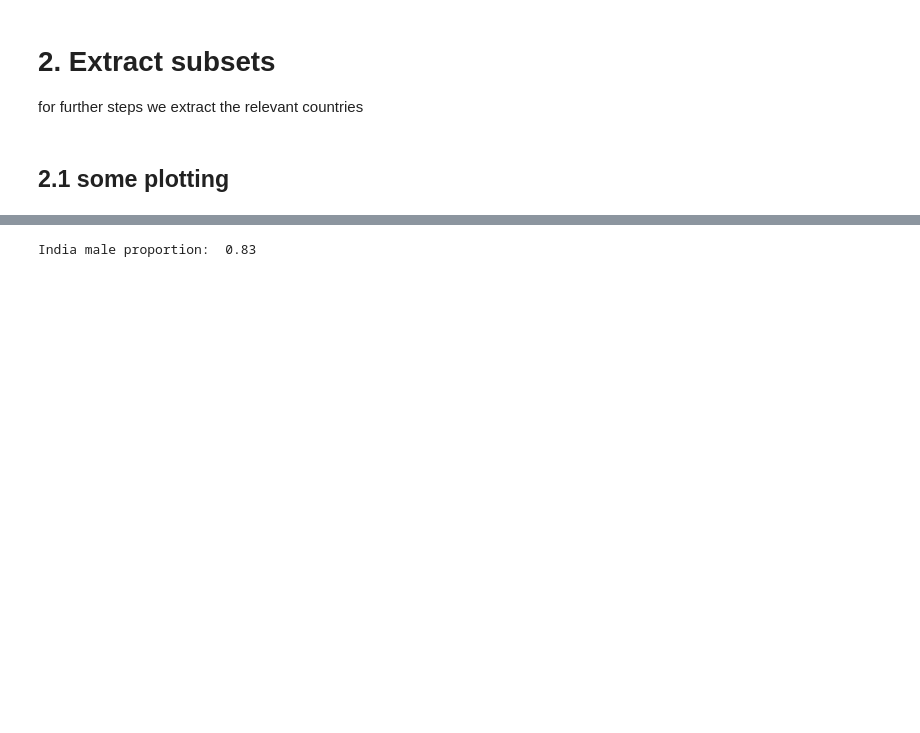
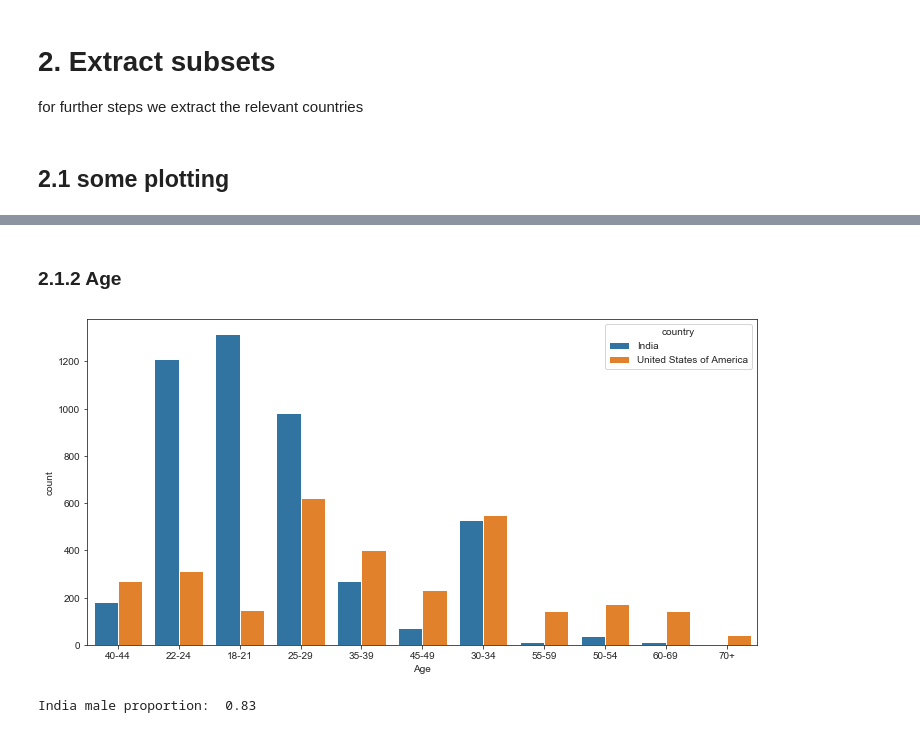
Before and after one commit to laurakah/BattleOfTheGiants, a Jupyter notebook: notebooks/battle-of-giants-alu.ipynb, the cells around one changed output, grey strips where cells are left out. Saved outputs shown, nothing was run; the diff lists cells and outputs as text; code cells hidden in the pictures; blank space fills up the shorter version.

```diff
--- a/notebooks/battle-of-giants-alu.ipynb
+++ b/notebooks/battle-of-giants-alu.ipynb
@@ -128,3 +152,10 @@ fig.show()
+# %% [markdown]
+### 2.1.2 Age
+# %%
+fig , ax = plt.subplots(figsize=figure_size)
+sns.countplot(data=result, x="age", hue="country").set(xlabel="Age");
+# %% [output]
+[figure, added]
 # %%
 india_male_count = len(india[india["Q2"] == "Male"])
 # %%
```
Also changed, not shown: parts of 11 cells of this notebook.
